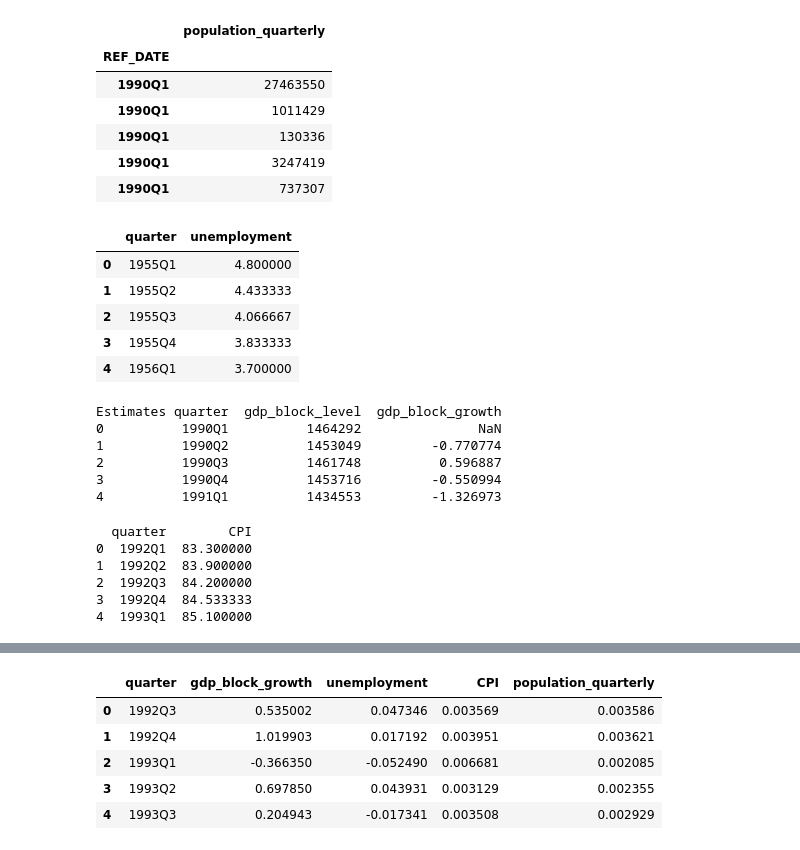
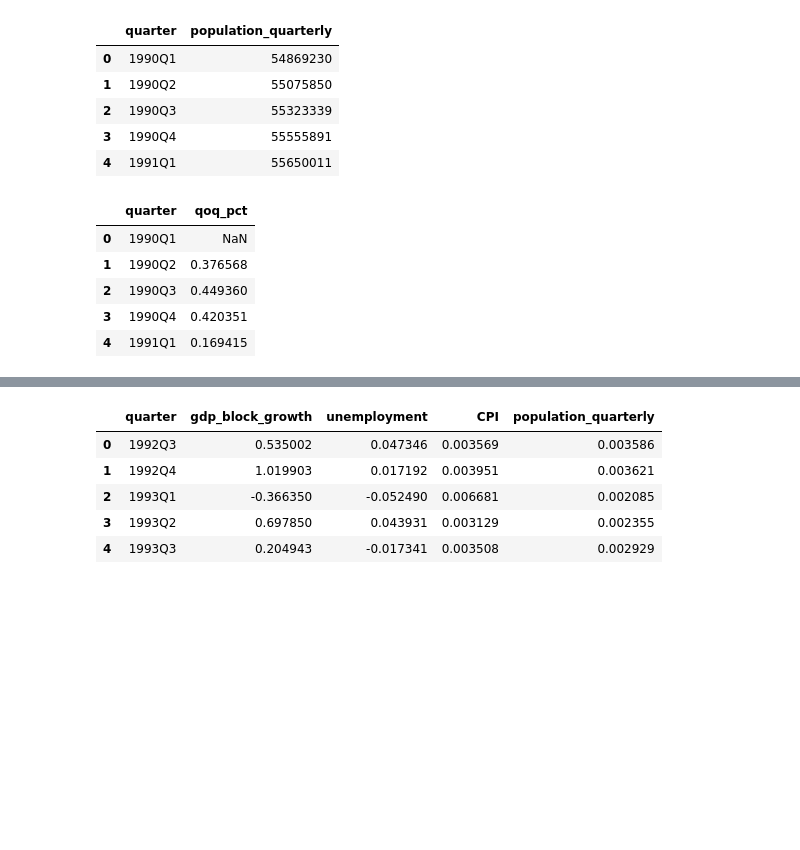
Before and after one commit to SailofRoses/baseline_models, a Jupyter notebook: Forecast/var.ipynb, the cells around one changed output, grey strips where cells are left out. Drawn from its saved outputs; the diff is of its cells as text; code cells hidden in the pictures; blank space fills up the shorter version.

```diff
--- a/Forecast/var.ipynb
+++ b/Forecast/var.ipynb
@@ -435,56 +139,27 @@ cpi.head()
+# %%
+pop = pd.read_csv("population_quarterly.csv")
 # %%
 pop.head()
 # %% [output]
-|  | population_quarterly |
-| REF_DATE |  |
-| 1990Q1 | 27463550 |
-| 1990Q1 | 1011429 |
-| 1990Q1 | 130336 |
-| 1990Q1 | 3247419 |
-| 1990Q1 | 737307 |
+|  | quarter | population_quarterly |
+| 0 | 1990Q1 | 54869230 |
+| 1 | 1990Q2 | 55075850 |
+| 2 | 1990Q3 | 55323339 |
+| 3 | 1990Q4 | 55555891 |
+| 4 | 1991Q1 | 55650011 |
+# %%
+pg = pop.copy()
+pg['quarter'] = pd.PeriodIndex(pg['quarter'], freq='Q')
+pg = pg.sort_values('quarter').reset_index(drop=True)
+pg['qoq_pct'] = pg['population_quarterly'].astype(float).pct_change()*100
+pg['quarter'] = pg['quarter'].astype(str)
+pop_quarterly_growth = pg[['quarter','qoq_pct']]
 # %%
-quarterly_avg.head()
+pop_quarterly_growth.head()
 # %% [output]
-|  | quarter | unemployment |
-| 0 | 1955Q1 | 4.800000 |
-| 1 | 1955Q2 | 4.433333 |
-| 2 | 1955Q3 | 4.066667 |
-| 3 | 1955Q4 | 3.833333 |
-| 4 | 1956Q1 | 3.700000 |
+|  | quarter | qoq_pct |
+| 0 | 1990Q1 | NaN |
+| 1 | 1990Q2 | 0.376568 |
+| 2 | 1990Q3 | 0.449360 |
+| 3 | 1990Q4 | 0.420351 |
+| 4 | 1991Q1 | 0.169415 |
-# %%
-
-gdp_q = gdp_q.reset_index()
-
-
-gdp_q = gdp_q.rename(columns={"date": "quarter"})
-
-
-print(gdp_q.head())
-# %% [output]
-Estimates quarter  gdp_block_level  gdp_block_growth
-0          1990Q1          1464292               NaN
-1          1990Q2          1453049         -0.770774
-2          1990Q3          1461748          0.596887
-3          1990Q4          1453716         -0.550994
-4          1991Q1          1434553         -1.326973
-# %%
-
-cpi_use = cpi.copy()
-
-cpi_use.reset_index(inplace=True)
-
-
-cpi_use['quarter'] = cpi_use['REF_DATE'].dt.to_period('Q').astype(str)
-
-
-cpi_quarterly = cpi_use.groupby('quarter', as_index=False)['CPI'].mean()
-
-
-print(cpi_quarterly.head())
-# %% [output]
-  quarter        CPI
-0  1992Q1  83.300000
-1  1992Q2  83.900000
-2  1992Q3  84.200000
-3  1992Q4  84.533333
-4  1993Q1  85.100000
```
Also changed, not shown: parts of 40 cells of this notebook, 15 other files.
